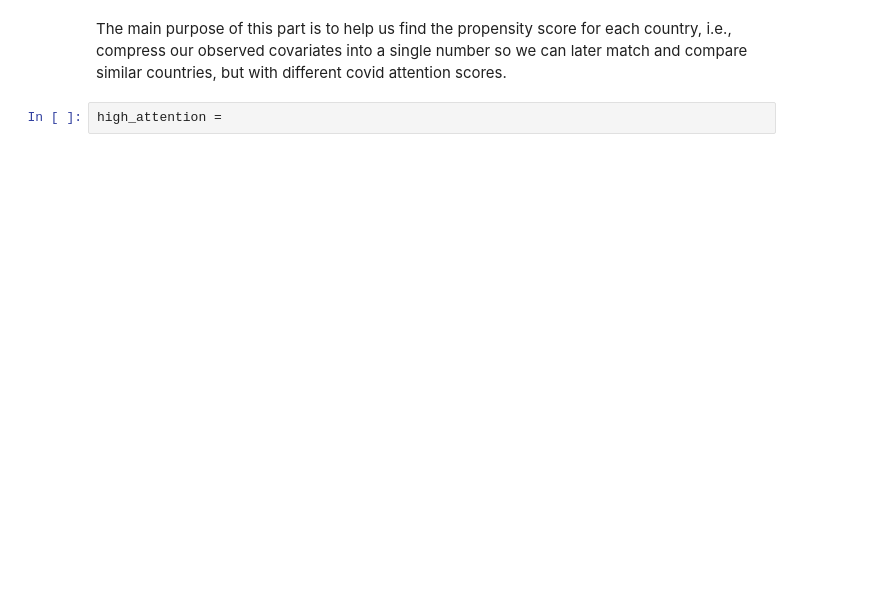
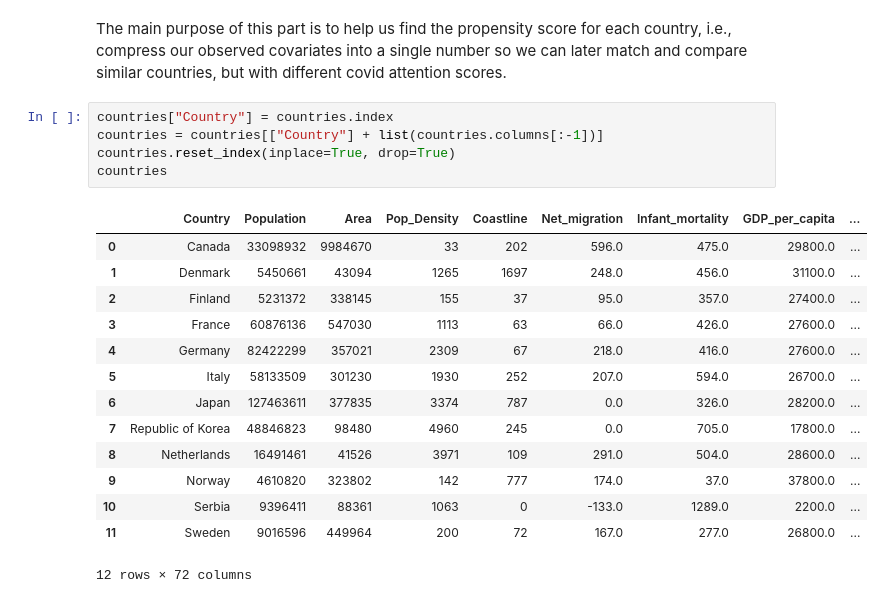
Before and after one commit to RiccardoBrioschi/The-pandemic-through-the-eyes-of-Internet, a Jupyter notebook: RQ3_Effects of attention on covid analysis.ipynb, the cells around one changed output. Saved outputs shown, nothing was run; the diff lists cells and outputs as text; blank space fills up the shorter version.

```diff
--- a/RQ3_Effects of attention on covid analysis.ipynb
+++ b/RQ3_Effects of attention on covid analysis.ipynb
@@ -1319,5 +1318,23 @@ Like we can form many pairs and just test them, maximum number of pairs 36. Howe
 # %% [markdown]
 The main purpose of this part is to help us find the propensity score for each country, i.e., compress our observed covariates into a single number so we can later match and compare similar countries, but with different covid attention scores.
-# %%
-high_attention =
+# %%
+countries["Country"] = countries.index
+countries = countries[["Country"] + list(countries.columns[:-1])]
+countries.reset_index(inplace=True, drop=True)
+countries
+# %% [output]
+|  | Country | Population | Area | Pop_Density | Coastline | Net_migration | Infant_mortality | GDP_per_capita | ... |
+| 0 | Canada | 33098932 | 9984670 | 33 | 202 | 596.0 | 475.0 | 29800.0 | ... |
+| 1 | Denmark | 5450661 | 43094 | 1265 | 1697 | 248.0 | 456.0 | 31100.0 | ... |
+| 2 | Finland | 5231372 | 338145 | 155 | 37 | 95.0 | 357.0 | 27400.0 | ... |
+| 3 | France | 60876136 | 547030 | 1113 | 63 | 66.0 | 426.0 | 27600.0 | ... |
+| 4 | Germany | 82422299 | 357021 | 2309 | 67 | 218.0 | 416.0 | 27600.0 | ... |
+| 5 | Italy | 58133509 | 301230 | 1930 | 252 | 207.0 | 594.0 | 26700.0 | ... |
+| 6 | Japan | 127463611 | 377835 | 3374 | 787 | 0.0 | 326.0 | 28200.0 | ... |
+| 7 | Republic of Korea | 48846823 | 98480 | 4960 | 245 | 0.0 | 705.0 | 17800.0 | ... |
+| 8 | Netherlands | 16491461 | 41526 | 3971 | 109 | 291.0 | 504.0 | 28600.0 | ... |
+| 9 | Norway | 4610820 | 323802 | 142 | 777 | 174.0 | 37.0 | 37800.0 | ... |
+| 10 | Serbia | 9396411 | 88361 | 1063 | 0 | -133.0 | 1289.0 | 2200.0 | ... |
+| 11 | Sweden | 9016596 | 449964 | 200 | 72 | 167.0 | 277.0 | 26800.0 | ... |
+12 rows × 72 columns
 # %%
```
Also changed, not shown: parts of 34 cells of this notebook.
